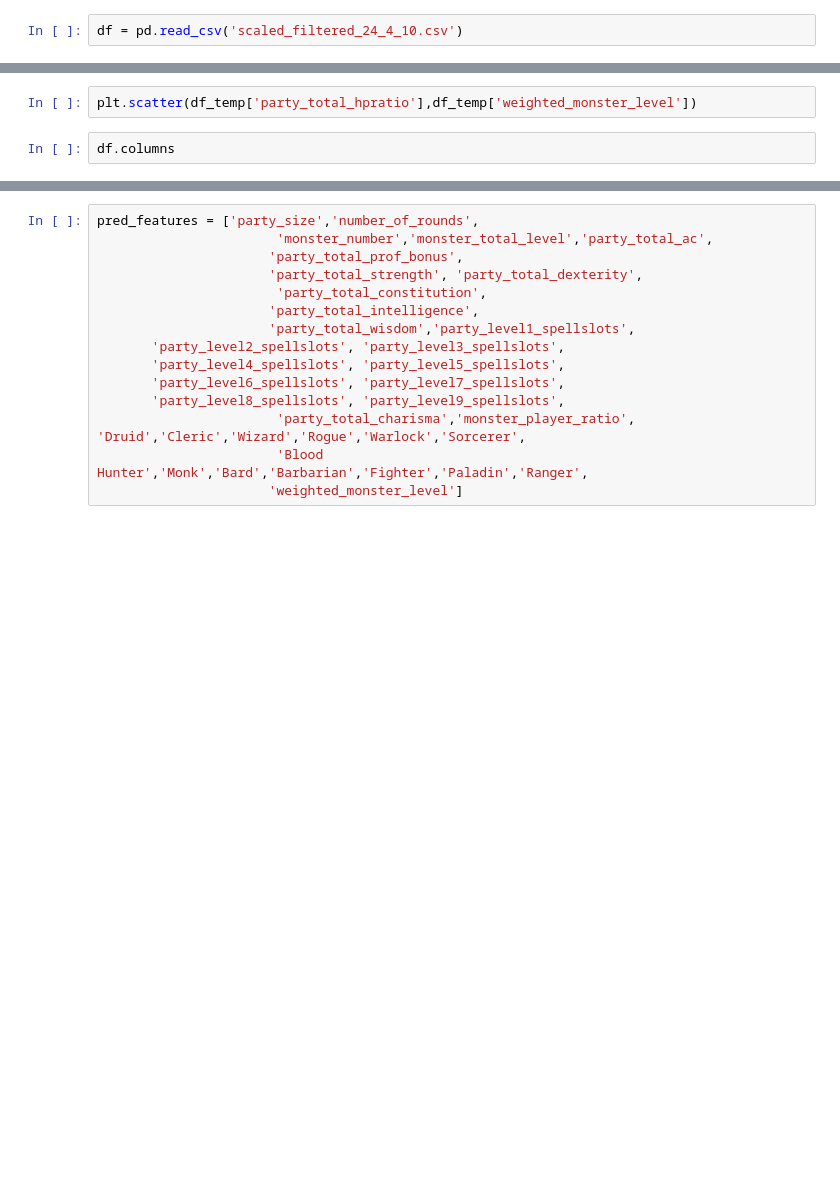
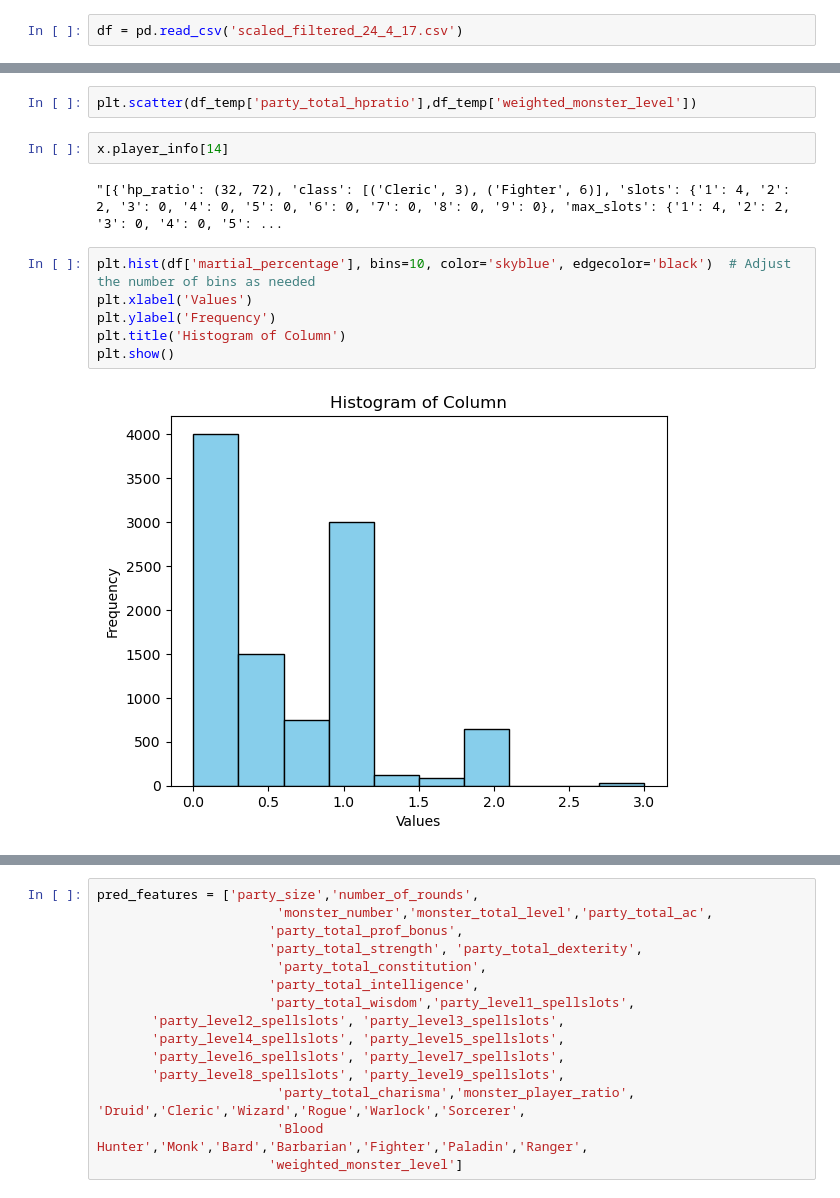
Before and after one commit to ingridasemenec/DnDEncounterEstimator, a Jupyter notebook: models_aky.ipynb, the cells around one changed output, grey strips where cells are left out. Saved outputs shown, nothing was run; the diff lists cells and outputs as text; blank space fills up the shorter version.

```diff
--- a/models_aky.ipynb
+++ b/models_aky.ipynb
@@ -14,7 +14,7 @@ import seaborn as sns
 import matplotlib.pyplot as plt
 import ast
 # %%
-df = pd.read_csv('scaled_filtered_24_4_10.csv')
+df = pd.read_csv('scaled_filtered_24_4_17.csv')
 # %%
 # df = df.drop('Unnamed: 0', axis =1)
 df = df[df['party_total_hpratio'] <= 1]
@@ -37,5 +37,15 @@ df[df['party_total_hpratio'] == 0].shape
 (332, 62)
 # %%
 plt.scatter(df_temp['party_total_hpratio'],df_temp['weighted_monster_level'])
+# %%
+x.player_info[14]
+# %% [output]
+"[{'hp_ratio': (32, 72), 'class': [('Cleric', 3), ('Fighter', 6)], 'slots': {'1': 4, '2': 2, '3': 0, '4': 0, '5': 0, '6': 0, '7': 0, '8': 0, '9': 0}, 'max_slots': {'1': 4, '2': 2, '3': 0, '4': 0, '5': ...
 # %%
-df.columns
+plt.hist(df['martial_percentage'], bins=10, color='skyblue', edgecolor='black')  # Adjust the number of bins as needed
+plt.xlabel('Values')
+plt.ylabel('Frequency')
+plt.title('Histogram of Column')
+plt.show()
+# %% [output]
+[figure, added]
```
Also changed, not shown: parts of 3 cells of this notebook, 7 other files.
